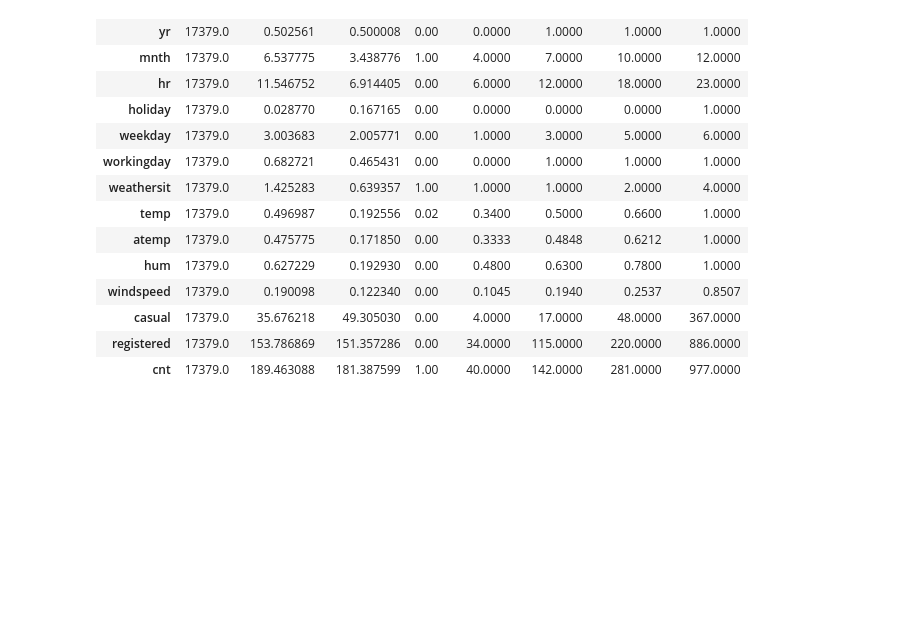
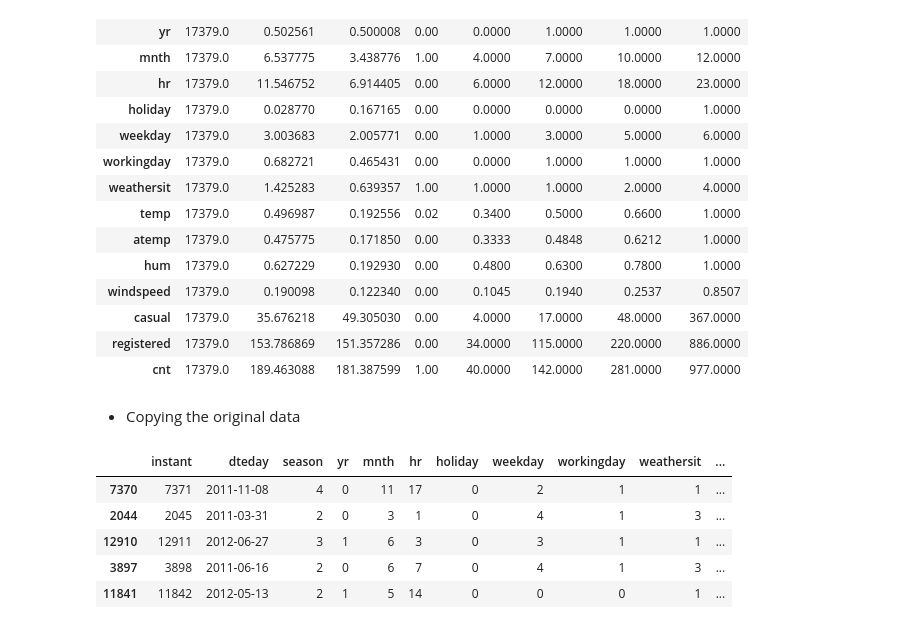
Before and after one commit to roysunanda/Bike_Sharing_Analysis, a Jupyter notebook: bike_sharing_analysis.ipynb, the cells around one changed output. Saved outputs shown, nothing was run; the diff lists cells and outputs as text; code cells hidden in the pictures; blank space fills up the shorter version.

```diff
--- a/bike_sharing_analysis.ipynb
+++ b/bike_sharing_analysis.ipynb
@@ -90,3 +98,15 @@ hourly_data.describe().T
 | casual | 17379.0 | 35.676218 | 49.305030 | 0.00 | 4.0000 | 17.0000 | 48.0000 | 367.0000 |
 | registered | 17379.0 | 153.786869 | 151.357286 | 0.00 | 34.0000 | 115.0000 | 220.0000 | 886.0000 |
 | cnt | 17379.0 | 189.463088 | 181.387599 | 1.00 | 40.0000 | 142.0000 | 281.0000 | 977.0000 |
+# %% [markdown]
+- Copying the original data
+# %%
+preprocessed_data = hourly_data.copy()
+preprocessed_data.sample(5)
+# %% [output]
+|  | instant | dteday | season | yr | mnth | hr | holiday | weekday | workingday | weathersit | ... |
+| 7370 | 7371 | 2011-11-08 | 4 | 0 | 11 | 17 | 0 | 2 | 1 | 1 | ... |
+| 2044 | 2045 | 2011-03-31 | 2 | 0 | 3 | 1 | 0 | 4 | 1 | 3 | ... |
+| 12910 | 12911 | 2012-06-27 | 3 | 1 | 6 | 3 | 0 | 3 | 1 | 1 | ... |
+| 3897 | 3898 | 2011-06-16 | 2 | 0 | 6 | 7 | 0 | 4 | 1 | 3 | ... |
+| 11841 | 11842 | 2012-05-13 | 2 | 1 | 5 | 14 | 0 | 0 | 0 | 1 | ... |
```
Also changed, not shown: parts of 20 cells of this notebook.
